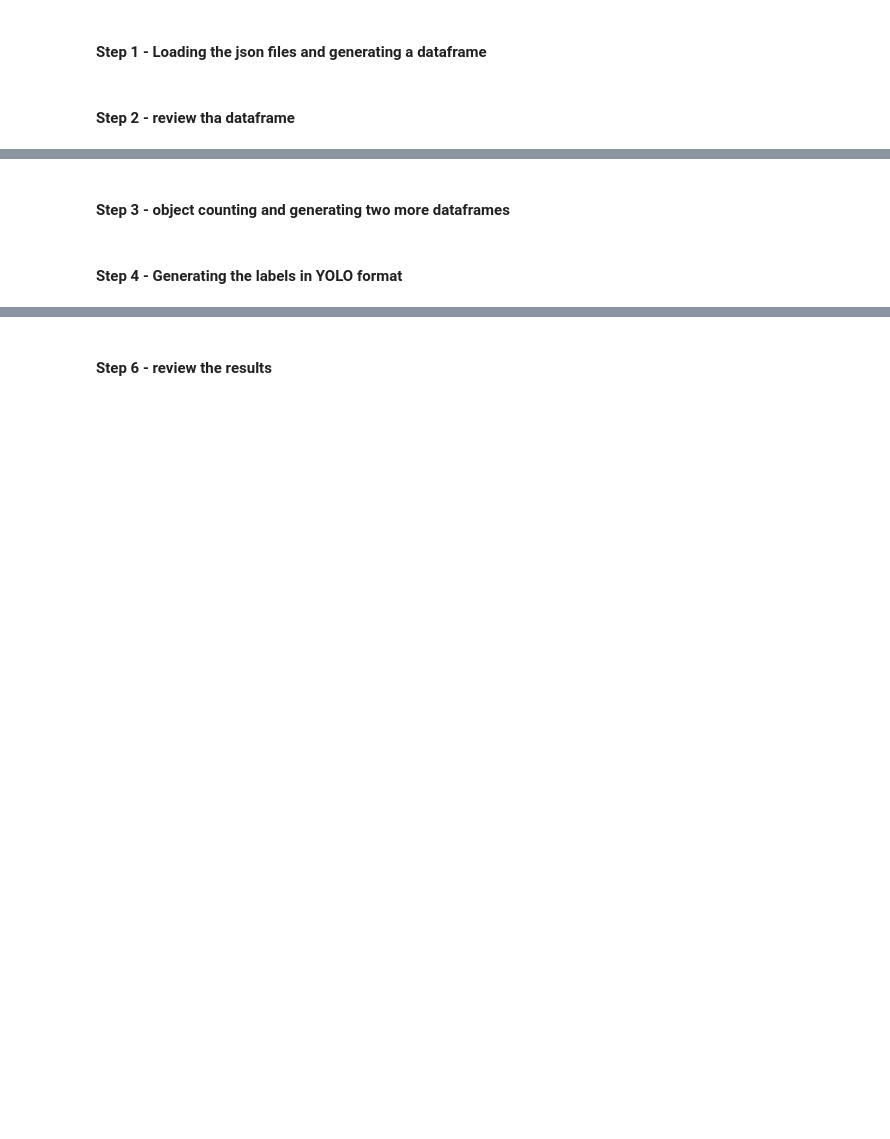
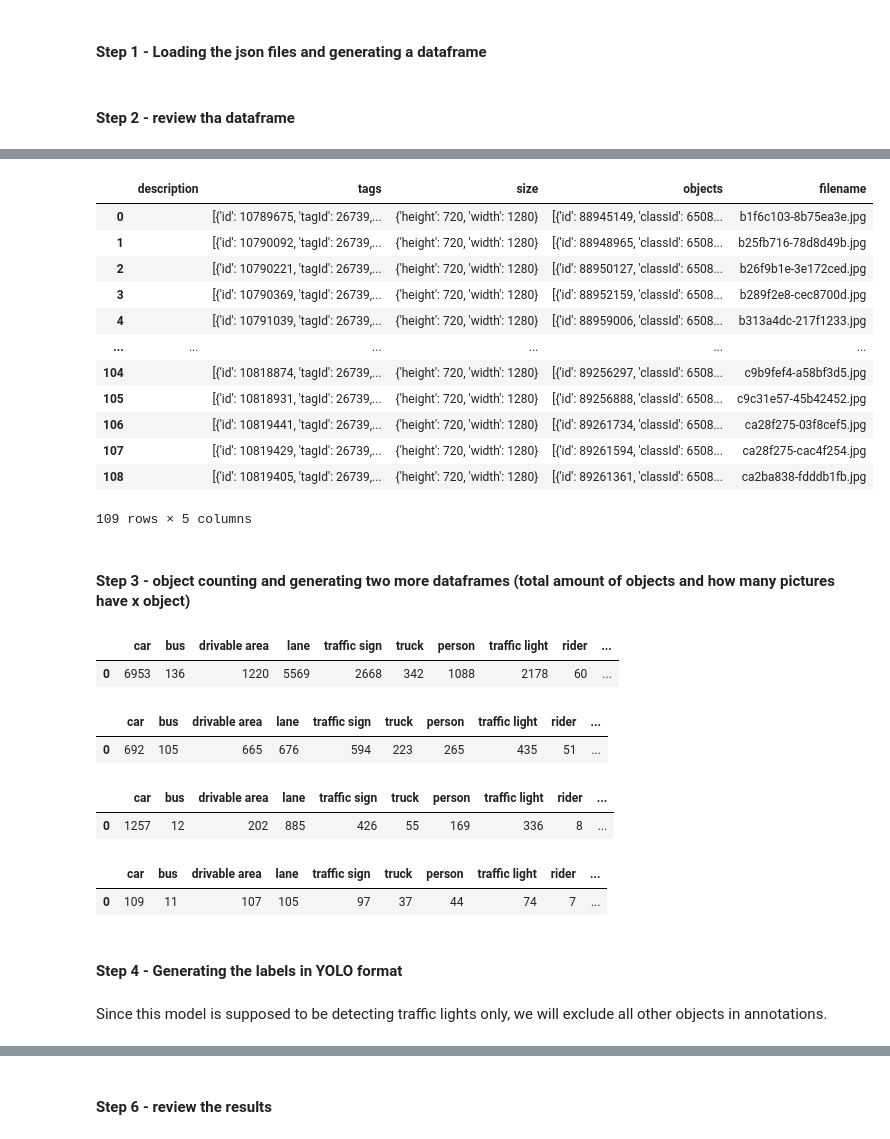
Before and after one commit to nicica/dl-model-traffic-light-detection, a Jupyter notebook: dataset analysis, preperation and training.ipynb, the cells around one changed output, grey strips where cells are left out. Saved outputs shown, nothing was run; the diff lists cells and outputs as text; code cells hidden in the pictures; blank space fills up the shorter version.

```diff
--- a/dataset analysis, preperation and training.ipynb
+++ b/dataset analysis, preperation and training.ipynb
@@ -126,5 +144,21 @@ df2
+# %%
+df_val
+# %% [output]
+|  | description | tags | size | objects | filename |
+| 0 |  | [{'id': 10789675, 'tagId': 26739,... | {'height': 720, 'width': 1280} | [{'id': 88945149, 'classId': 6508... | b1f6c103-8b75ea3e.jpg |
+| 1 |  | [{'id': 10790092, 'tagId': 26739,... | {'height': 720, 'width': 1280} | [{'id': 88948965, 'classId': 6508... | b25fb716-78d8d49b.jpg |
+| 2 |  | [{'id': 10790221, 'tagId': 26739,... | {'height': 720, 'width': 1280} | [{'id': 88950127, 'classId': 6508... | b26f9b1e-3e172ced.jpg |
+| 3 |  | [{'id': 10790369, 'tagId': 26739,... | {'height': 720, 'width': 1280} | [{'id': 88952159, 'classId': 6508... | b289f2e8-cec8700d.jpg |
+| 4 |  | [{'id': 10791039, 'tagId': 26739,... | {'height': 720, 'width': 1280} | [{'id': 88959006, 'classId': 6508... | b313a4dc-217f1233.jpg |
+| ... | ... | ... | ... | ... | ... |
+| 104 |  | [{'id': 10818874, 'tagId': 26739,... | {'height': 720, 'width': 1280} | [{'id': 89256297, 'classId': 6508... | c9b9fef4-a58bf3d5.jpg |
+| 105 |  | [{'id': 10818931, 'tagId': 26739,... | {'height': 720, 'width': 1280} | [{'id': 89256888, 'classId': 6508... | c9c31e57-45b42452.jpg |
+| 106 |  | [{'id': 10819441, 'tagId': 26739,... | {'height': 720, 'width': 1280} | [{'id': 89261734, 'classId': 6508... | ca28f275-03f8cef5.jpg |
+| 107 |  | [{'id': 10819429, 'tagId': 26739,... | {'height': 720, 'width': 1280} | [{'id': 89261594, 'classId': 6508... | ca28f275-cac4f254.jpg |
+| 108 |  | [{'id': 10819405, 'tagId': 26739,... | {'height': 720, 'width': 1280} | [{'id': 89261361, 'classId': 6508... | ca2ba838-fdddb1fb.jpg |
+109 rows × 5 columns
 # %% [markdown]
-#### Step 3 - object counting and generating two more dataframes
+#### Step 3 - object counting and generating two more dataframes (total amount of objects and how many pictures have x object)
 # %%
 objetcs_id_dict = {
     0: 'car',
@@ -181,4 +244,10 @@ for i in range(len(df2.index)):
 # %%
-df_totals
+df_totals_train
+# %% [output]
+|  | car | bus | drivable area | lane | traffic sign | truck | person | traffic light | rider | ... |
+| 0 | 6953 | 136 | 1220 | 5569 | 2668 | 342 | 1088 | 2178 | 60 | ... |
 # %%
-df_per_picture
+df_per_picture_train
+# %% [output]
+|  | car | bus | drivable area | lane | traffic sign | truck | person | traffic light | rider | ... |
+| 0 | 692 | 105 | 665 | 676 | 594 | 223 | 265 | 435 | 51 | ... |
@@ -185,3 +263,15 @@ df_per_picture
+# %%
+df_totals_val
+# %% [output]
+|  | car | bus | drivable area | lane | traffic sign | truck | person | traffic light | rider | ... |
+| 0 | 1257 | 12 | 202 | 885 | 426 | 55 | 169 | 336 | 8 | ... |
+# %%
+df_per_picture_val
+# %% [output]
+|  | car | bus | drivable area | lane | traffic sign | truck | person | traffic light | rider | ... |
+| 0 | 109 | 11 | 107 | 105 | 97 | 37 | 44 | 74 | 7 | ... |
 # %% [markdown]
 #### Step 4 - Generating the labels in YOLO format
+# %% [markdown]
+Since this model is supposed to be detecting traffic lights only, we will exclude all other objects in annotations.
 # %%
```
Also changed, not shown: parts of 19 cells of this notebook.
